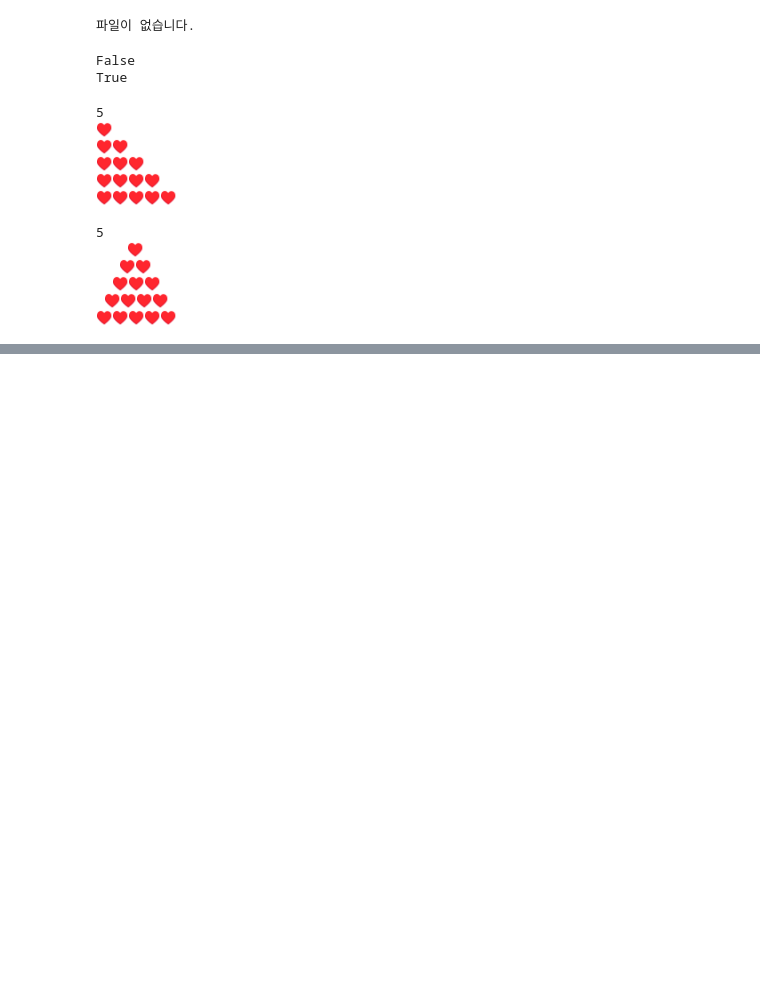
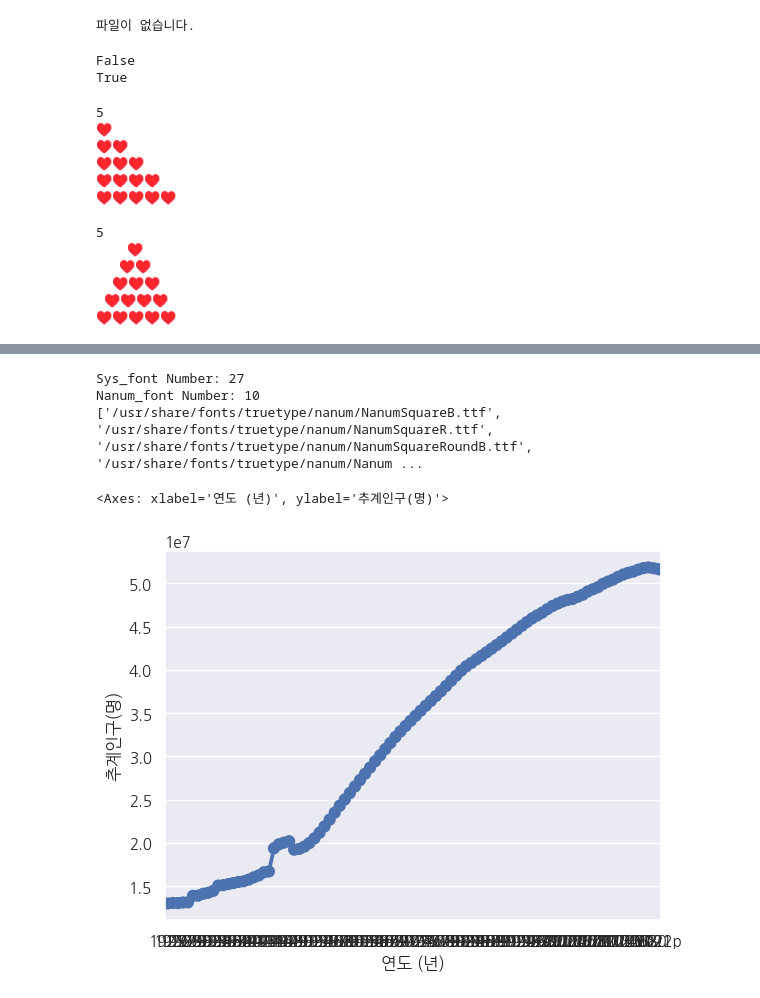
Before and after one commit to khm9309/A, a Jupyter notebook: py_a.ipynb, the cells around one changed output, grey strips where cells are left out. Drawn from its saved outputs; the diff is of its cells as text; code cells hidden in the pictures; blank space fills up the shorter version.

```diff
--- a/py_a.ipynb
+++ b/py_a.ipynb
@@ -1465,0 +1586,7 @@ for i in range(1, n+1):
+# %%
+import pandas as pd
+url = "https://ko.wikipedia.org/wiki/%EB%8C%80%ED%95%9C%EB%AF%BC%EA%B5%AD%EC%9D%98_%EC%9D%B8%EA%B5%AC"
+
+table = pd.read_html(url)
+df = table[4] # 5번째 테이블
+df
@@ -1465,0 +1633,14 @@ for i in range(1, n+1):
+# %%
+#폰트 설치된 갯수 확인
+import matplotlib.font_manager as fm
+sys_font = fm.findSystemFonts()
+print(f"Sys_font Number: {len(sys_font)}")
+#print(sys_font)
+
+nanum_font = [f for f in sys_font if 'Nanum' in f]
+print(f"Nanum_font Number: {len(nanum_font)}")
+print(nanum_font)
+# %% [output]
+Sys_font Number: 27
+Nanum_font Number: 10
+['/usr/share/fonts/truetype/nanum/NanumSquareB.ttf', '/usr/share/fonts/truetype/nanum/NanumSquareR.ttf', '/usr/share/fonts/truetype/nanum/NanumSquareRoundB.ttf', '/usr/share/fonts/truetype/nanum/Nanum ...
@@ -1465,0 +1651,5 @@ for i in range(1, n+1):
+# %%
+sb.pointplot(data=df, x='연도 (년)', y='추계인구(명)')
+# %% [output]
+<Axes: xlabel='연도 (년)', ylabel='추계인구(명)'>
+[figure, added]
```
Also changed, not shown: parts of 31 cells of this notebook.
